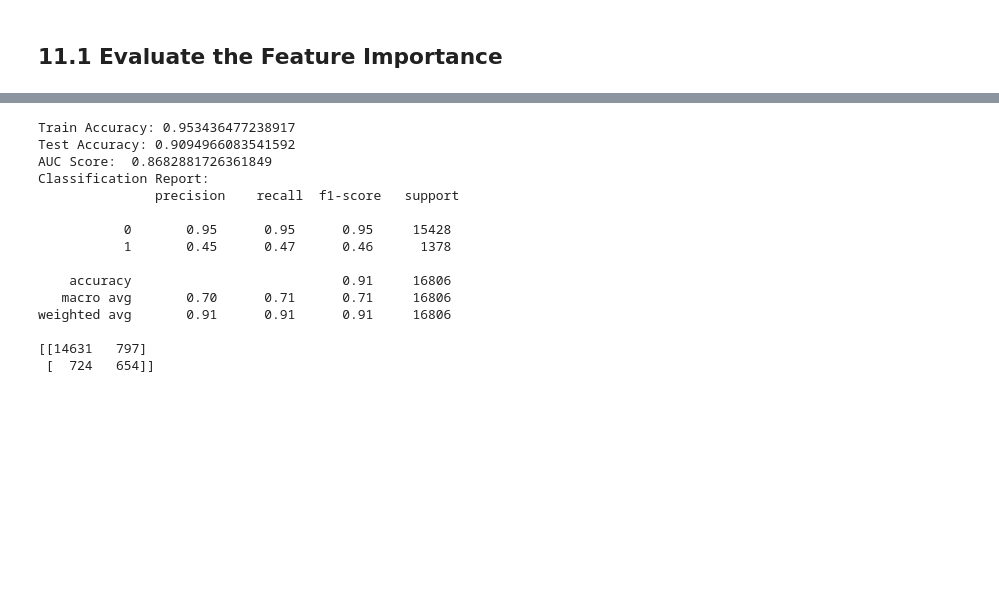
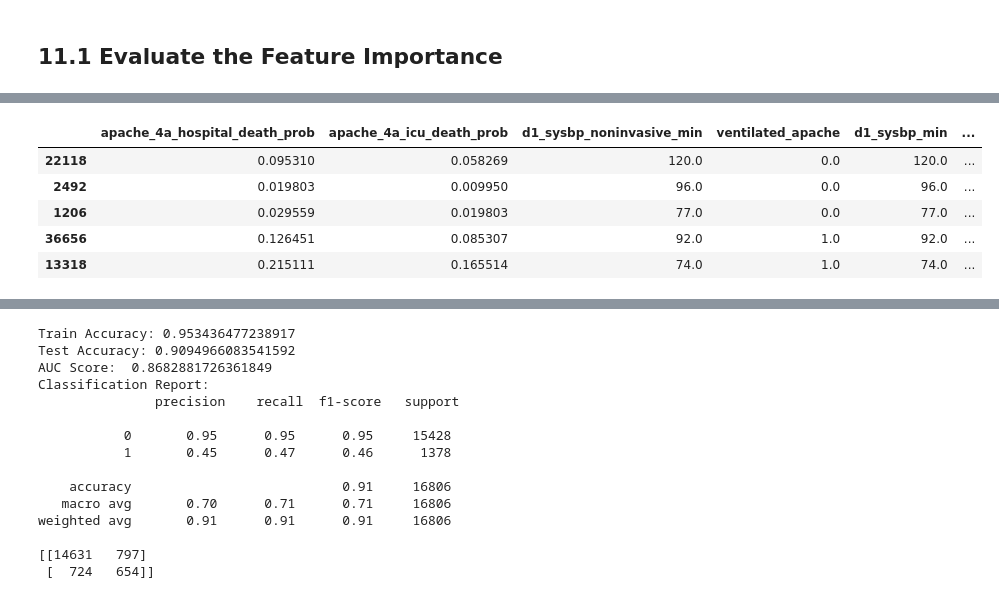
Before and after one commit to lovehideto/Springboard-files, a Jupyter notebook: capstone2/Capstone2_Modeling.ipynb, the cells around one changed output, grey strips where cells are left out. Cells and saved outputs as stored; diff of their text form; code cells hidden in the pictures; blank space fills up the shorter version.

```diff
--- a/capstone2/Capstone2_Modeling.ipynb
+++ b/capstone2/Capstone2_Modeling.ipynb
@@ -1132,0 +1059,10 @@ weighted avg       0.86      0.90      0.88     16806
+# %%
+top15feature_list=feature_importance.head(15).Feature_Names.tolist()
+top15feature=pd.concat([X_train.loc[:,top15feature_list], y_train], axis=1)
+# %% [output]
+|  | apache_4a_hospital_death_prob | apache_4a_icu_death_prob | d1_sysbp_noninvasive_min | ventilated_apache | d1_sysbp_min | ... |
+| 22118 | 0.095310 | 0.058269 | 120.0 | 0.0 | 120.0 | ... |
+| 2492 | 0.019803 | 0.009950 | 96.0 | 0.0 | 96.0 | ... |
+| 1206 | 0.029559 | 0.019803 | 77.0 | 0.0 | 77.0 | ... |
+| 36656 | 0.126451 | 0.085307 | 92.0 | 1.0 | 92.0 | ... |
+| 13318 | 0.215111 | 0.165514 | 74.0 | 1.0 | 74.0 | ... |
```
Also changed, not shown: parts of 95 cells of this notebook.
